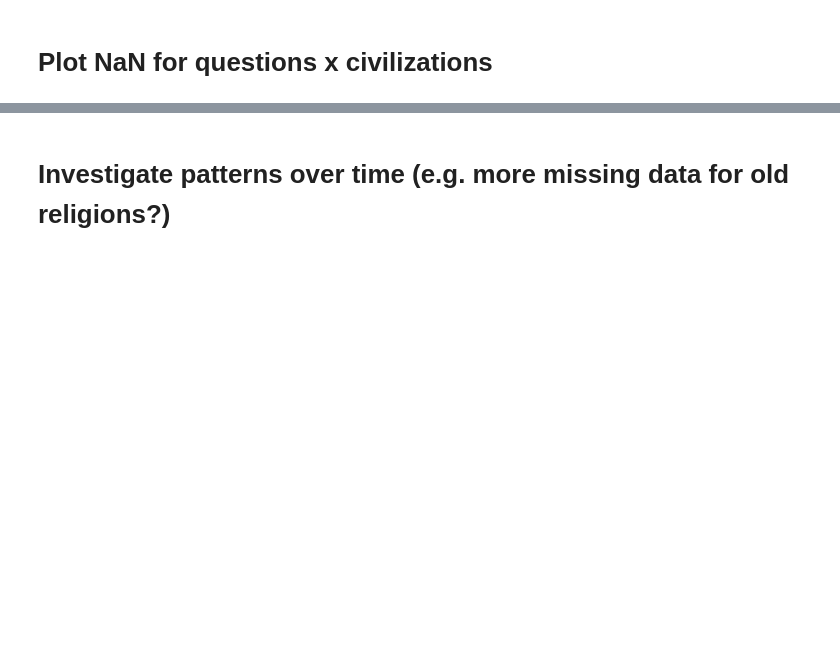
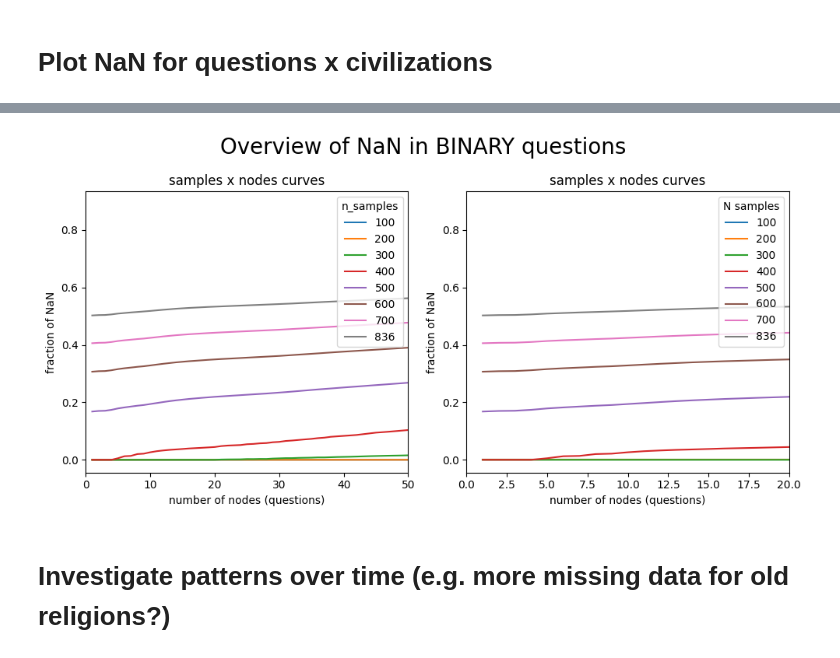
Before and after one commit to victor-m-p/religion-glass, a Jupyter notebook: src/data_selection.ipynb, the cells around one changed output, grey strips where cells are left out. Saved outputs shown, nothing was run; the diff lists cells and outputs as text; code cells hidden in the pictures; blank space fills up the shorter version.

```diff
--- a/src/data_selection.ipynb
+++ b/src/data_selection.ipynb
@@ -105,3 +107,39 @@ plt.show();
+# %%
+## plot
+fig, axes = plt.subplots(1, 2, figsize = (10, 5))
+
+sns.lineplot(
+    ax = axes[0],
+    data = d_lineplot,
+    x = "n_nodes",
+    y = "frac_na",
+    hue = "n_samples",
+)
+axes[0].set(
+    xlabel = "number of nodes (questions)",
+    ylabel = "fraction of NaN",
+    title = "samples x nodes curves",
+    xlim = (0, 50)
+)
+sns.lineplot(
+    ax = axes[1],
+    data = d_lineplot,
+    x = "n_nodes",
+    y = "frac_na",
+    hue = "n_samples",
+)
+axes[1].set(
+    xlabel = "number of nodes (questions)",
+    ylabel = "fraction of NaN",
+    title = "samples x nodes curves",
+    xlim = (0, 20)
+)
+axes[1].legend(title = "N samples")
+plt.suptitle("Overview of NaN in BINARY questions", fontsize = 20)
+plt.tight_layout()
+plt.show();
+# %% [output]
+[figure, added]
 # %% [markdown]
 # Investigate patterns over time (e.g. more missing data for old religions?)
 # %%
```
Also changed, not shown: parts of 2 cells of this notebook.
